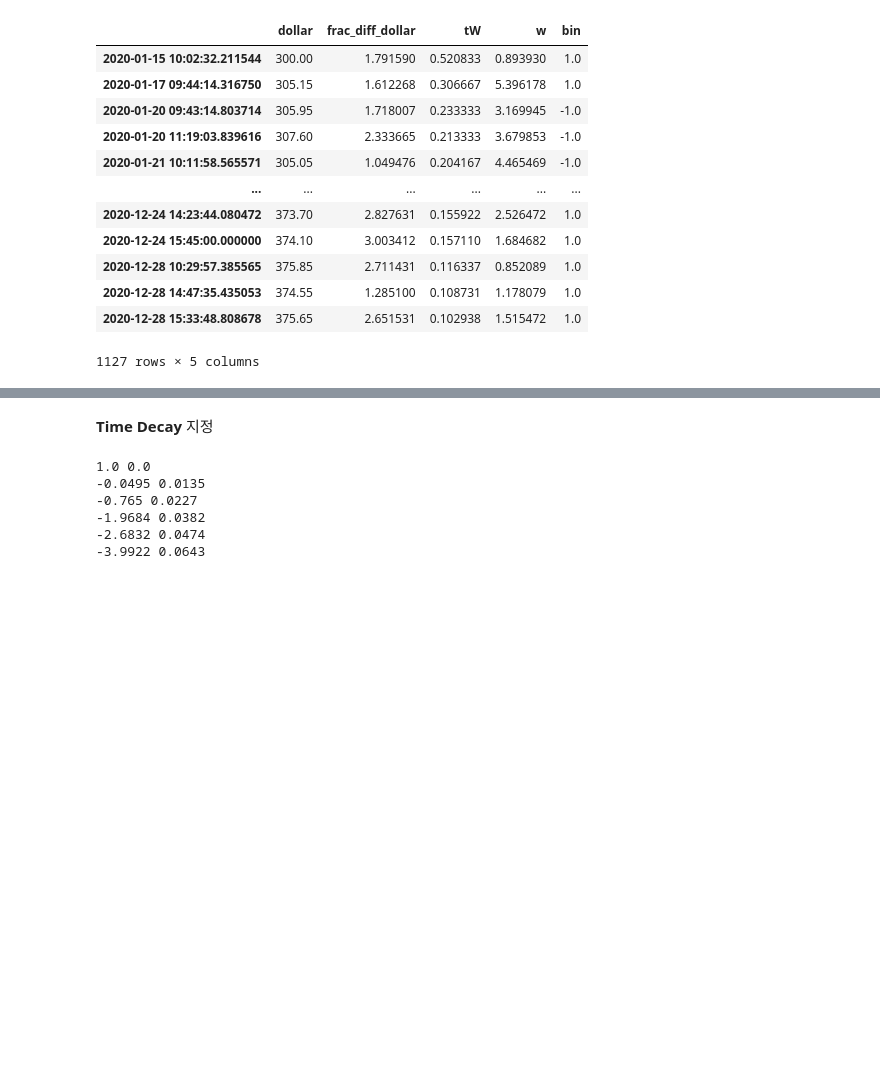
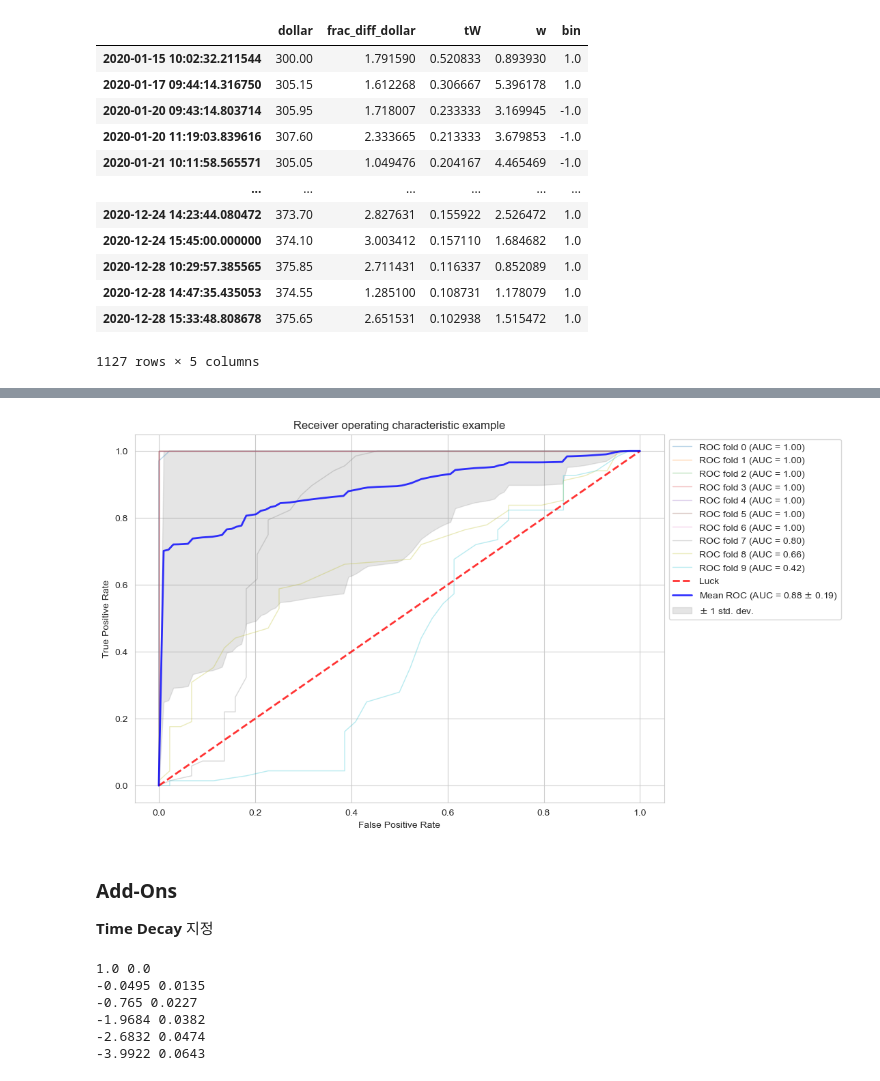
Before and after one commit to Tommylee1013/Advances-in-Financial-Machine-Learning, a Jupyter notebook: KOSPI_future200.ipynb, the cells around one changed output, grey strips where cells are left out. Drawn from its saved outputs; the diff is of its cells as text; code cells hidden in the pictures; blank space fills up the shorter version.

```diff
--- a/KOSPI_future200.ipynb
+++ b/KOSPI_future200.ipynb
@@ -517,0 +559,7 @@ weighted avg       0.87      0.82      0.82      1127
+# %%
+n_estimator = 100
+rf2 = RandomForestClassifier(n_estimators = 1, criterion = 'entropy', bootstrap = False, class_weight = 'balanced_subsample')
+bc2 = BaggingClassifier(base_estimator = rf2, n_estimators = n_estimator,
+                        max_samples = avgU1, max_features = 1., random_state = 42)
+
+fit = bc2.fit(X_train, y_train)
@@ -518,4 +574,12 @@ weighted avg       0.87      0.82      0.82      1127
+# %%
+skf = StratifiedKFold(n_splits = 10, shuffle = False)
+classifier = BaggingClassifier(base_estimator = rf2, n_estimators = n_estimator,
+                               max_samples = avgU1, max_features = 1., random_state = 42)
+fml.crossValPlot(skf, classifier, X, y)
+# %% [output]
+[figure, added]
 # %% [markdown]
+### Add-Ons
 **Time Decay** 지정
 # %%
 def getExTimeDecay(tW, clfLastW = 1.,exponent = 1):
```
Also changed, not shown: parts of 28 cells of this notebook, 5 other files.
